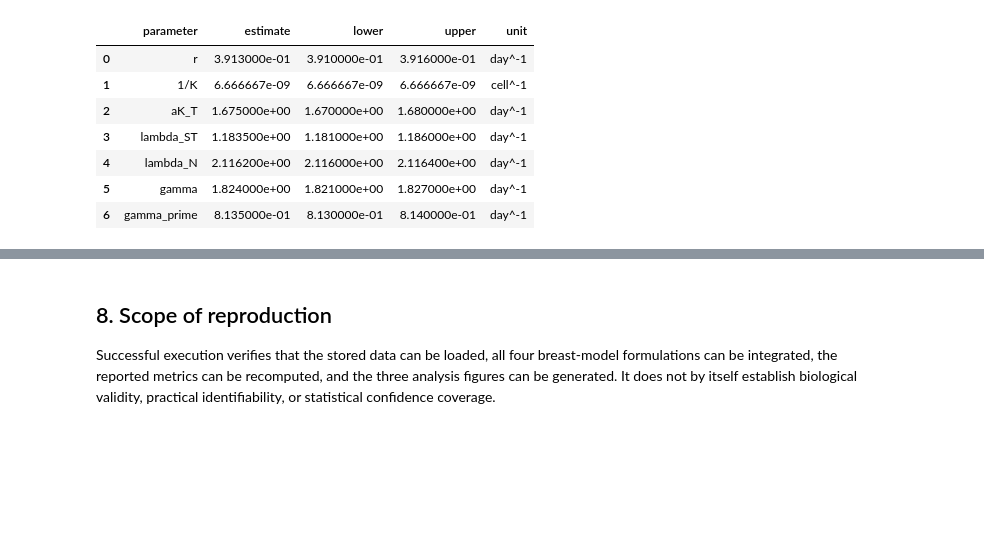
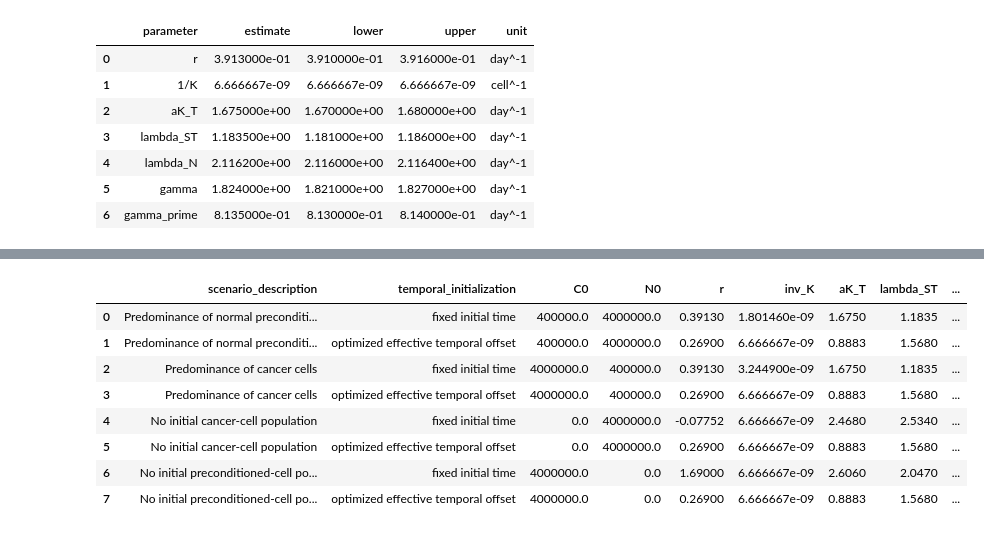
Before and after one commit to davidalejandromiranda/field_cancerization_effect_modelling, a Jupyter notebook: simulation_fce_volume_results.ipynb, the cells around one changed output, grey strips where cells are left out. Cells and saved outputs as stored; diff of their text form; code cells hidden in the pictures; blank space fills up the shorter version.

```diff
--- a/simulation_fce_volume_results.ipynb
+++ b/simulation_fce_volume_results.ipynb
@@ -160,4 +179,13 @@ Seeded fitting API available as methods.fit_model
-# %% [markdown]
-## 8. Scope of reproduction
-
-Successful execution verifies that the stored data can be loaded, all four breast-model formulations can be integrated, the reported metrics can be recomputed, and the three analysis figures can be generated. It does not by itself establish biological validity, practical identifiability, or statistical confidence coverage.
+# %%
+initial_condition_parameters = methods.export_initial_condition_parameters()
+initial_condition_parameters
+# %% [output]
+|  | scenario_description | temporal_initialization | C0 | N0 | r | inv_K | aK_T | lambda_ST | ... |
+| 0 | Predominance of normal preconditi... | fixed initial time | 400000.0 | 4000000.0 | 0.39130 | 1.801460e-09 | 1.6750 | 1.1835 | ... |
+| 1 | Predominance of normal preconditi... | optimized effective temporal offset | 400000.0 | 4000000.0 | 0.26900 | 6.666667e-09 | 0.8883 | 1.5680 | ... |
+| 2 | Predominance of cancer cells | fixed initial time | 4000000.0 | 400000.0 | 0.39130 | 3.244900e-09 | 1.6750 | 1.1835 | ... |
+| 3 | Predominance of cancer cells | optimized effective temporal offset | 4000000.0 | 400000.0 | 0.26900 | 6.666667e-09 | 0.8883 | 1.5680 | ... |
+| 4 | No initial cancer-cell population | fixed initial time | 0.0 | 4000000.0 | -0.07752 | 6.666667e-09 | 2.4680 | 2.5340 | ... |
+| 5 | No initial cancer-cell population | optimized effective temporal offset | 0.0 | 4000000.0 | 0.26900 | 6.666667e-09 | 0.8883 | 1.5680 | ... |
+| 6 | No initial preconditioned-cell po... | fixed initial time | 4000000.0 | 0.0 | 1.69000 | 6.666667e-09 | 2.6060 | 2.0470 | ... |
+| 7 | No initial preconditioned-cell po... | optimized effective temporal offset | 4000000.0 | 0.0 | 0.26900 | 6.666667e-09 | 0.8883 | 1.5680 | ... |
```
Also changed, not shown: parts of 27 cells of this notebook, 23 other files.
